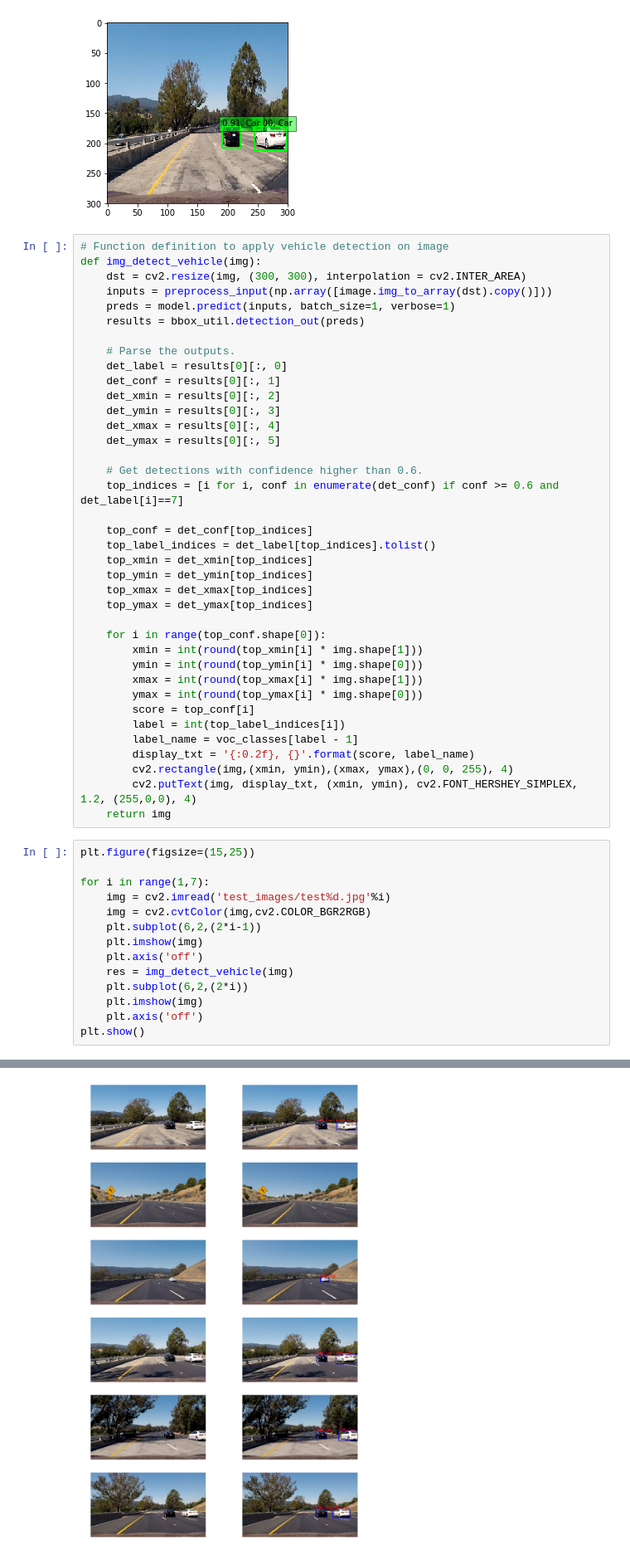
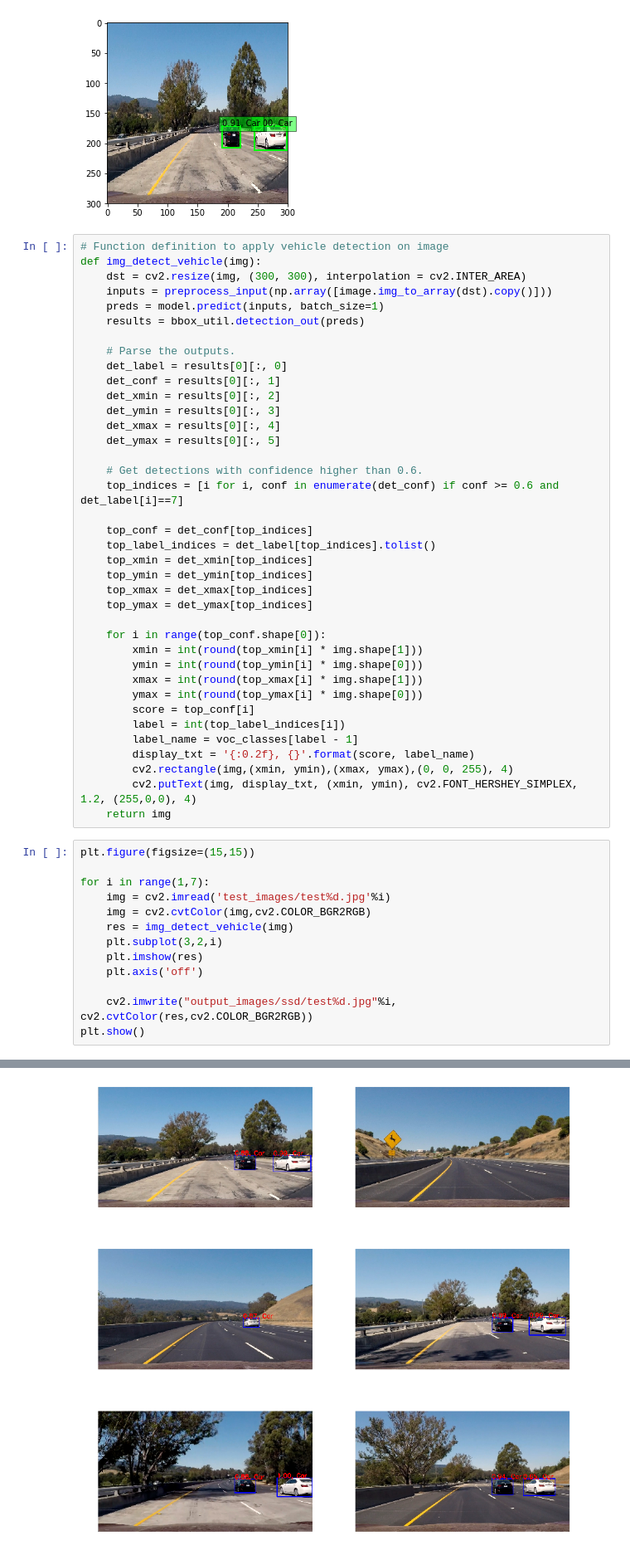
Before and after one commit to elninowang/CarND-Vehicle-Detection, a Jupyter notebook: Vehicle-Detection-SSD.ipynb, the cells around one changed output, grey strips where cells are left out. Shown at 83% size. Saved outputs shown, nothing was run; the diff lists cells and outputs as text.

```diff
--- a/Vehicle-Detection-SSD.ipynb
+++ b/Vehicle-Detection-SSD.ipynb
@@ -124,7 +124,7 @@ plt.show()
 def img_detect_vehicle(img):
     dst = cv2.resize(img, (300, 300), interpolation = cv2.INTER_AREA)
     inputs = preprocess_input(np.array([image.img_to_array(dst).copy()]))
-    preds = model.predict(inputs, batch_size=1, verbose=1)
+    preds = model.predict(inputs, batch_size=1)
     results = bbox_util.detection_out(preds)
 
     # Parse the outputs.
@@ -158,17 +158,16 @@ def img_detect_vehicle(img):
         cv2.putText(img, display_txt, (xmin, ymin), cv2.FONT_HERSHEY_SIMPLEX, 1.2, (255,0,0), 4)
     return img
 # %%
-plt.figure(figsize=(15,25))
+plt.figure(figsize=(15,15))
 
 for i in range(1,7):
     img = cv2.imread('test_images/test%d.jpg'%i)
     img = cv2.cvtColor(img,cv2.COLOR_BGR2RGB)
-    plt.subplot(6,2,(2*i-1))
-    plt.imshow(img)
+    res = img_detect_vehicle(img)
+    plt.subplot(3,2,i)
+    plt.imshow(res)
     plt.axis('off')
-    res = img_detect_vehicle(img)
-    plt.subplot(6,2,(2*i))
-    plt.imshow(img)
-    plt.axis('off')
+
+    cv2.imwrite("output_images/ssd/test%d.jpg"%i, cv2.cvtColor(res,cv2.COLOR_BGR2RGB))
 plt.show()
 # %% [output]
@@ -181,4 +174,4 @@ plt.show()
-[figure, old version]
+[figure, new version]
 # %% [markdown]
 # Apply vehicle detection on video
 # %%
```
Also changed, not shown: parts of 5 cells of this notebook, 21 other files.
